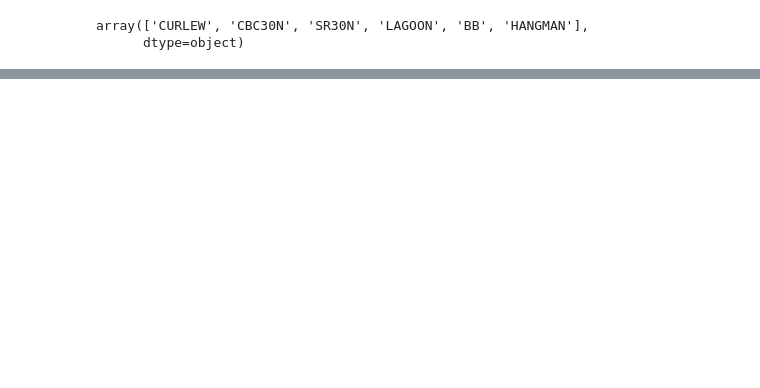
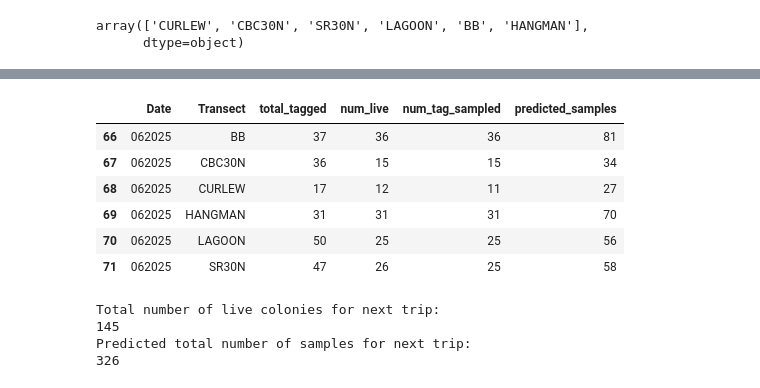
Before and after one commit to brookewicz/Code_notebook, a Jupyter notebook: QA_QC/DataCheck.ipynb, the cells around one changed output, grey strips where cells are left out. Saved outputs shown, nothing was run; the diff lists cells and outputs as text; code cells hidden in the pictures; blank space fills up the shorter version.

```diff
--- a/QA_QC/DataCheck.ipynb
+++ b/QA_QC/DataCheck.ipynb
@@ -593,0 +420,25 @@ summary_df
+# %%
+# predict number of samples for next trip
+trip_df['predicted_samples'] = ((trip_df['num_live'] * 2) + # 2 samples per healthy colony
+                                (trip_df['num_live'] * 0.25)).round(0).astype(int) # add extra in case of disease
+# %%
+trip_df
+# %% [output]
+|  | Date | Transect | total_tagged | num_live | num_tag_sampled | predicted_samples |
+| 66 | 062025 | BB | 37 | 36 | 36 | 81 |
+| 67 | 062025 | CBC30N | 36 | 15 | 15 | 34 |
+| 68 | 062025 | CURLEW | 17 | 12 | 11 | 27 |
+| 69 | 062025 | HANGMAN | 31 | 31 | 31 | 70 |
+| 70 | 062025 | LAGOON | 50 | 25 | 25 | 56 |
+| 71 | 062025 | SR30N | 47 | 26 | 25 | 58 |
+# %%
+print("Total number of live colonies for next trip:")
+print(trip_df['num_live'].sum())
+
+print("Predicted total number of samples for next trip:")
+print(trip_df['predicted_samples'].sum())
+# %% [output]
+Total number of live colonies for next trip:
+145
+Predicted total number of samples for next trip:
+326
```
Also changed, not shown: parts of 50 cells of this notebook.
